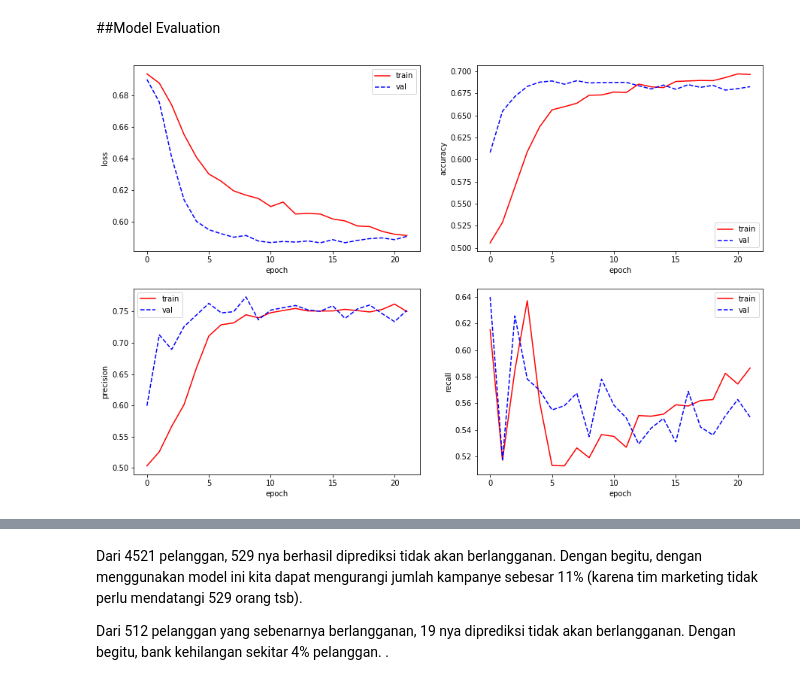
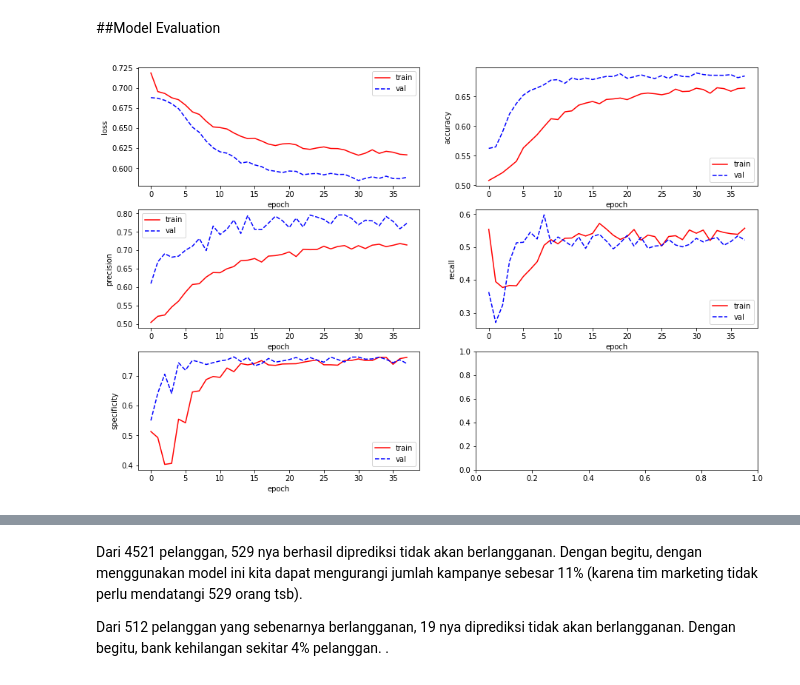
Before and after one commit to andreanstev/Bank_Telemarketing_Analysis, a Jupyter notebook: _Demo_day_Fintech_8.ipynb, the cells around one changed output, grey strips where cells are left out. Saved outputs shown, nothing was run; the diff lists cells and outputs as text; code cells hidden in the pictures.

```diff
--- a/_Demo_day_Fintech_8.ipynb
+++ b/_Demo_day_Fintech_8.ipynb
@@ -335,24 +402,10 @@ all_preprocessors = []
 # %%
-for numeric in numeric_keys:
-  input = tf.keras.Input(shape=(1,), name=numeric, dtype="int64")
-  num_layer = numeric_preprocessing(name=numeric, dataset=train_ds, step=step)
+for num_cat, bin in zip(num_keys, bins):
+  input = tf.keras.Input(shape=(1,), name=num_cat, dtype="int64")
+  num_layer = numeric_preprocessing(name=num_cat, dataset=train_ds, step=step)
   num_preprocessor = num_layer(input)
   all_inputs.append(input)
   all_preprocessors.append(num_preprocessor)
-# %%
-for categorical in categorical_string_keys:
-  input = tf.keras.Input(shape=(1,), name=categorical, dtype="string")
-  cat_layer = categories_preprocessing(name=categorical, dataset=train_ds, dtype="string", step=step)
-  cat_preprocessor = cat_layer(input)
-  all_inputs.append(input)
-  all_preprocessors.append(cat_preprocessor)
-# %%
-for categorical_int in categorical_integer_keys:
-  input = tf.keras.Input(shape=(1,), name=categorical_int, dtype="int64")
-  cat_int_layer = categories_preprocessing(name=categorical_int, dataset=train_ds, dtype="int64", step=step)
-  cat_int_preprocessor = cat_int_layer(input)
-  all_inputs.append(input)
-  all_preprocessors.append(cat_int_preprocessor)
 # %%
 all_inputs, all_preprocessors
 # %% [output]
@@ -399,9 +452,10 @@ METRICS = [
       tf.keras.metrics.BinaryAccuracy(name='accuracy'),
       tf.keras.metrics.Precision(name='precision'),
       tf.keras.metrics.Recall(name='recall'),
-      tf.keras.metrics.AUC(name='auc')
+      tf.keras.metrics.SensitivityAtSpecificity(0.5, name='specificity'),
+
 ]
-model.compile(optimizer=tf.keras.optimizers.Adam(amsgrad=True),
+model.compile(optimizer=tf.keras.optimizers.Adam(),
               loss=tf.keras.losses.BinaryCrossentropy(),
               metrics=METRICS)
 # %%
@@ -430,10 +483,10 @@ Epoch 22/100
 # %% [markdown]
 ##Model Evaluation
 # %%
-metric = ['loss', 'accuracy', 'precision', 'recall']
-plot_metric(2,2, history, metric)
+metric = ['loss', 'accuracy', 'precision', 'recall', 'specificity']
+plot_metric(3,2, history, metric)
 # %% [output]
-[figure, old version]
+[figure, new version]
 # %%
 predict_test = model.predict(test_ds)
 test_ds_unbach = test_ds.unbatch()
```
Also changed, not shown: parts of 63 cells of this notebook.
